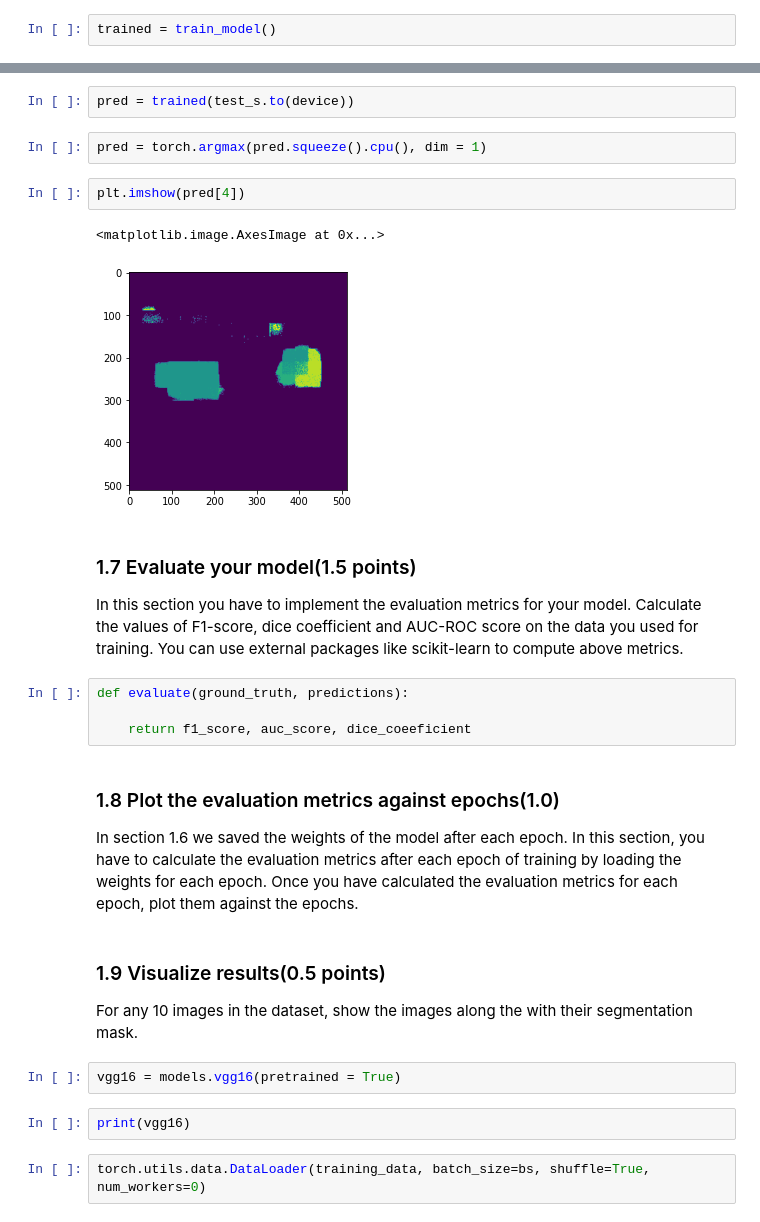
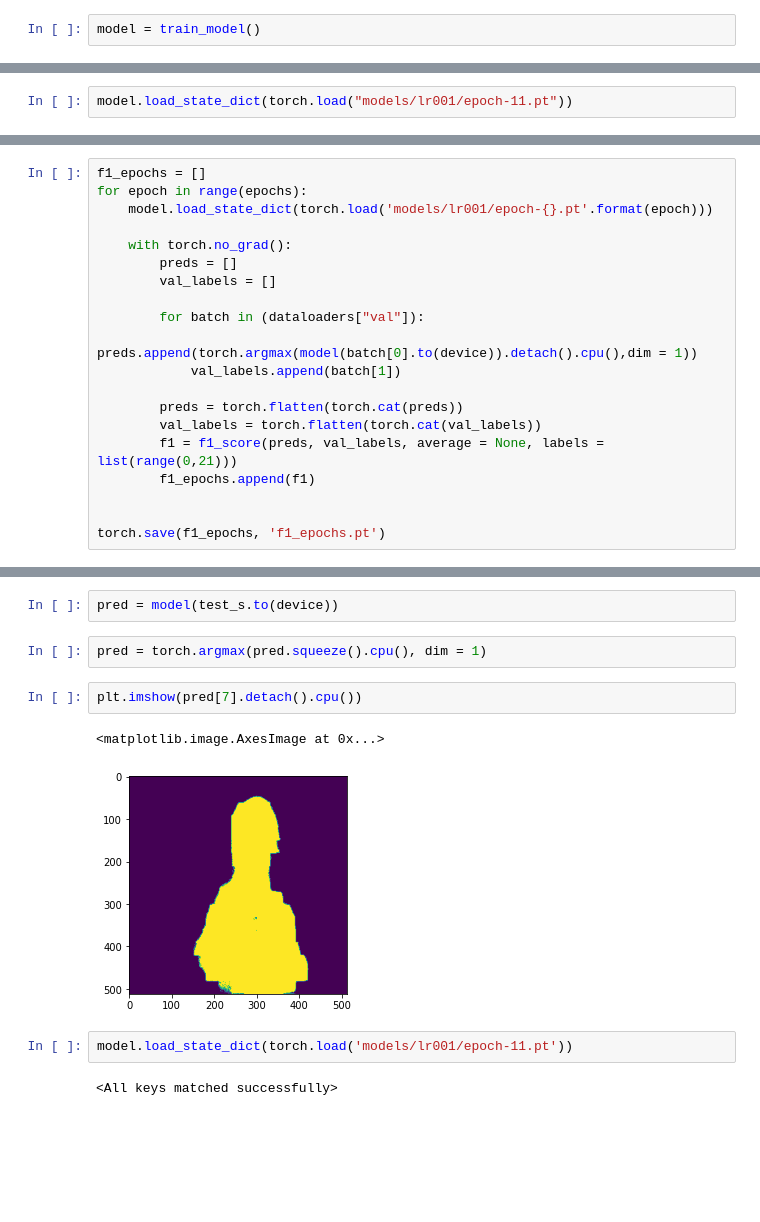
Before and after one commit to tomasamado/cityscapes-image-segmentation, a Jupyter notebook: Vision_task_1.ipynb, the cells around one changed output, grey strips where cells are left out. Cells and saved outputs as stored; diff of their text form; blank space fills up the shorter version.

Commit message:
Task 1 training

```diff
--- a/Vision_task_1.ipynb
+++ b/Vision_task_1.ipynb
@@ -388,3 +435,3 @@ def train_model():
     return model
 # %%
-trained = train_model()
+model = train_model()
@@ -410,0 +438,2 @@ torch.save(trained.state_dict(),"models/state_dict")
+# %%
+model.load_state_dict(torch.load("models/lr001/epoch-11.pt"))
@@ -410,0 +475,20 @@ torch.save(trained.state_dict(),"models/state_dict")
+# %%
+f1_epochs = []
+for epoch in range(epochs):
+    model.load_state_dict(torch.load('models/lr001/epoch-{}.pt'.format(epoch)))
+
+    with torch.no_grad():
+        preds = []
+        val_labels = []
+
+        for batch in (dataloaders["val"]):
+            preds.append(torch.argmax(model(batch[0].to(device)).detach().cpu(),dim = 1))
+            val_labels.append(batch[1])
+
+        preds = torch.flatten(torch.cat(preds))
+        val_labels = torch.flatten(torch.cat(val_labels))
+        f1 = f1_score(preds, val_labels, average = None, labels = list(range(0,21)))
+        f1_epochs.append(f1)
+
+
+torch.save(f1_epochs, 'f1_epochs.pt')
@@ -431,28 +533,13 @@ torch.sum((pred.cpu() == test_l.cpu()))
 # %%
-pred = trained(test_s.to(device))
+pred = model(test_s.to(device))
 # %%
 pred = torch.argmax(pred.squeeze().cpu(), dim = 1)
 # %%
-plt.imshow(pred[4])
+plt.imshow(pred[7].detach().cpu())
 # %% [output]
 <matplotlib.image.AxesImage at 0x...>
-[figure, old version]
+[figure, new version]
-# %% [markdown]
-### 1.7 Evaluate your model(1.5 points)
-In this section you have to implement the evaluation metrics for your model. Calculate the values of F1-score, dice coefficient and AUC-ROC score on the data you used for training. You can use external packages like scikit-learn to compute above metrics.
-# %%
-def evaluate(ground_truth, predictions):
-
-    return f1_score, auc_score, dice_coeeficient
-# %% [markdown]
-### 1.8 Plot the evaluation metrics against epochs(1.0)
-In section 1.6 we saved the weights of the model after each epoch. In this section, you have to calculate the evaluation metrics after each epoch of training by loading the weights for each epoch. Once you have calculated the evaluation metrics for each epoch, plot them against the epochs.
-# %% [markdown]
-### 1.9 Visualize results(0.5 points)
-For any 10 images in the dataset, show the images along the with their segmentation mask.
-# %%
-vgg16 = models.vgg16(pretrained = True)
-# %%
-print(vgg16)
-# %%
-torch.utils.data.DataLoader(training_data, batch_size=bs, shuffle=True, num_workers=0)
+# %%
+model.load_state_dict(torch.load('models/lr001/epoch-11.pt'))
+# %% [output]
+<All keys matched successfully>
```
Also changed, not shown: parts of 28 cells of this notebook.
